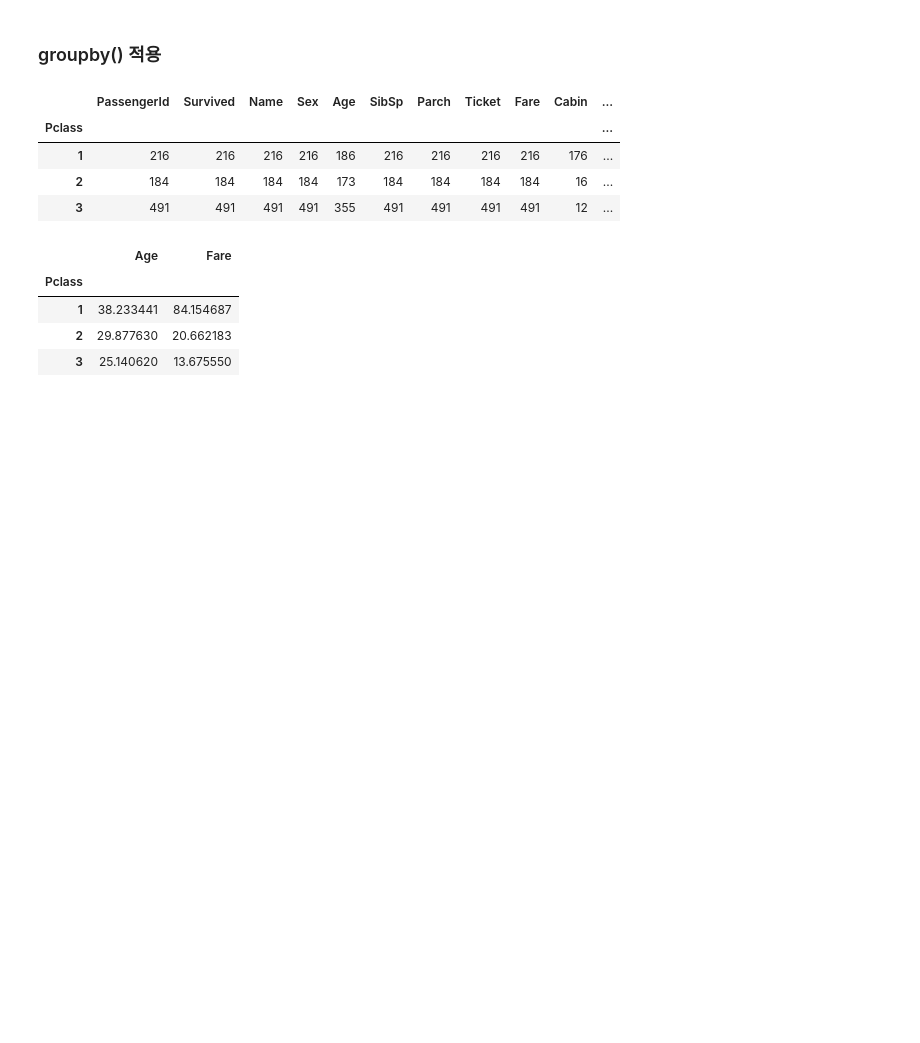
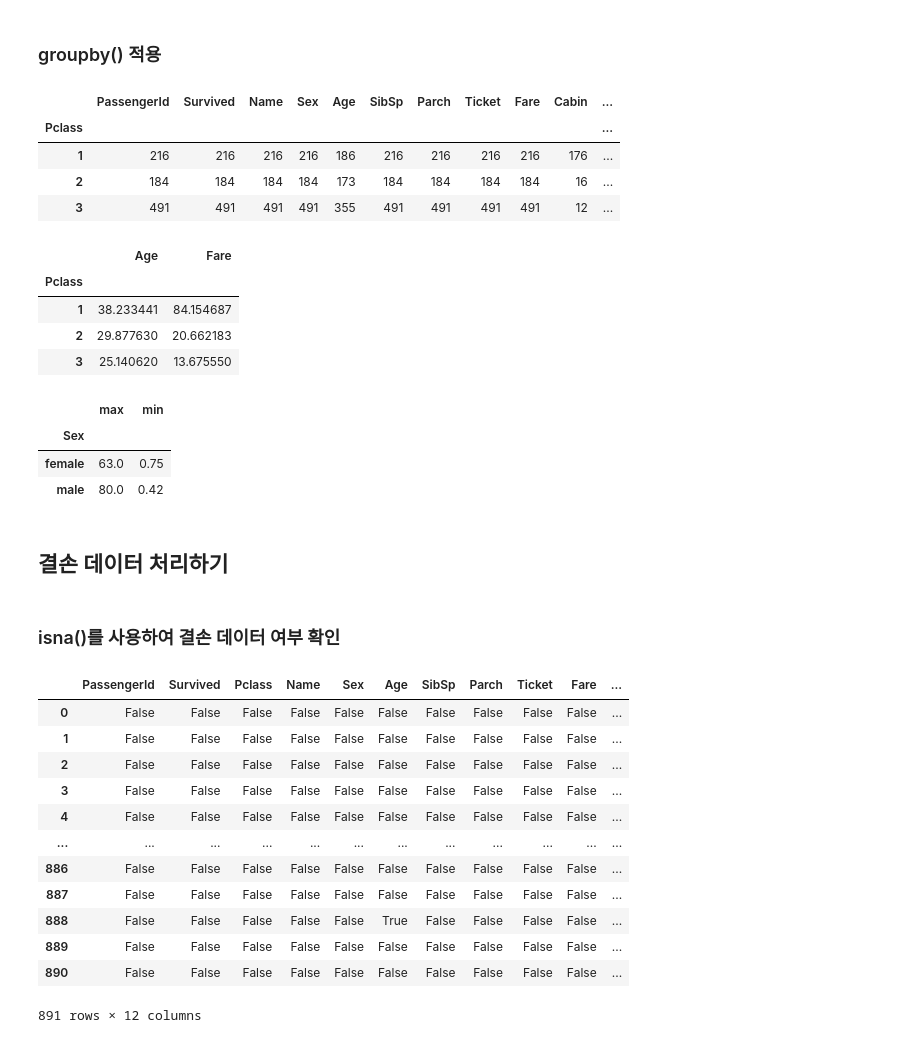
Before and after one commit to KeumjaeYoon/Machine-Learning-base, a Jupyter notebook: [library]pandas.ipynb, the cells around one changed output. Saved outputs shown, nothing was run; the diff lists cells and outputs as text; code cells hidden in the pictures; blank space fills up the shorter version.

```diff
--- a/[library]pandas.ipynb
+++ b/[library]pandas.ipynb
@@ -328,3 +330,31 @@ titanic_df.groupby(by=['Pclass'])[['Age','Fare']].mean()
 | 1 | 38.233441 | 84.154687 |
 | 2 | 29.877630 | 20.662183 |
 | 3 | 25.140620 | 13.675550 |
+# %%
+# 성별에 따른 Age의 최대, 최소
+titanic_df.groupby('Sex')['Age'].agg([max,min])
+# %% [output]
+|  | max | min |
+| Sex |  |  |
+| female | 63.0 | 0.75 |
+| male | 80.0 | 0.42 |
+# %% [markdown]
+## 결손 데이터 처리하기
+# %% [markdown]
+### isna()를 사용하여 결손 데이터 여부 확인
+# %%
+titanic_df.isna()    # NaN은 True로 출력
+# %% [output]
+|  | PassengerId | Survived | Pclass | Name | Sex | Age | SibSp | Parch | Ticket | Fare | ... |
+| 0 | False | False | False | False | False | False | False | False | False | False | ... |
+| 1 | False | False | False | False | False | False | False | False | False | False | ... |
+| 2 | False | False | False | False | False | False | False | False | False | False | ... |
+| 3 | False | False | False | False | False | False | False | False | False | False | ... |
+| 4 | False | False | False | False | False | False | False | False | False | False | ... |
+| ... | ... | ... | ... | ... | ... | ... | ... | ... | ... | ... | ... |
+| 886 | False | False | False | False | False | False | False | False | False | False | ... |
+| 887 | False | False | False | False | False | False | False | False | False | False | ... |
+| 888 | False | False | False | False | False | True | False | False | False | False | ... |
+| 889 | False | False | False | False | False | False | False | False | False | False | ... |
+| 890 | False | False | False | False | False | False | False | False | False | False | ... |
+891 rows × 12 columns
```
Also changed, not shown: parts of 11 cells of this notebook.
